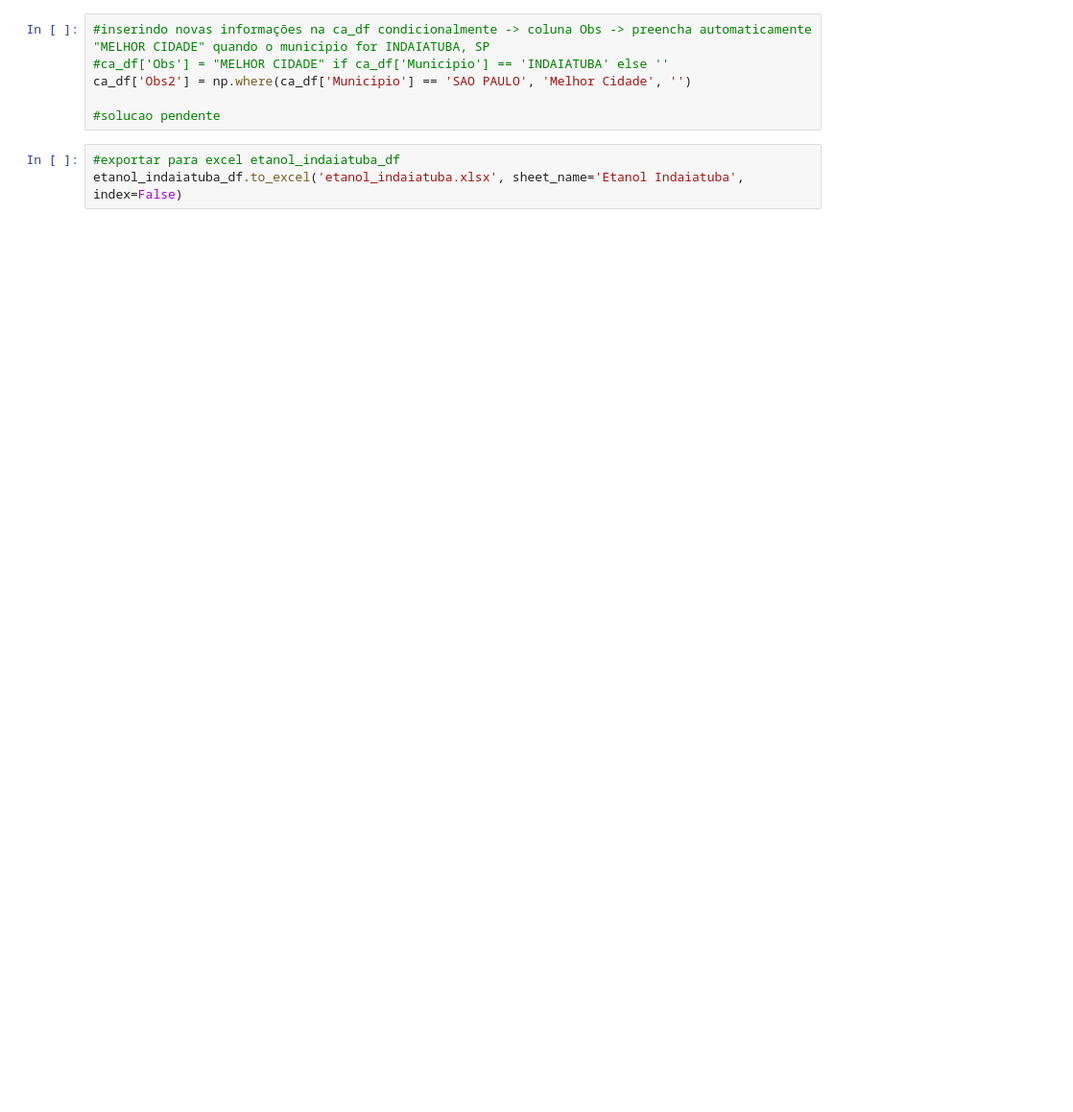
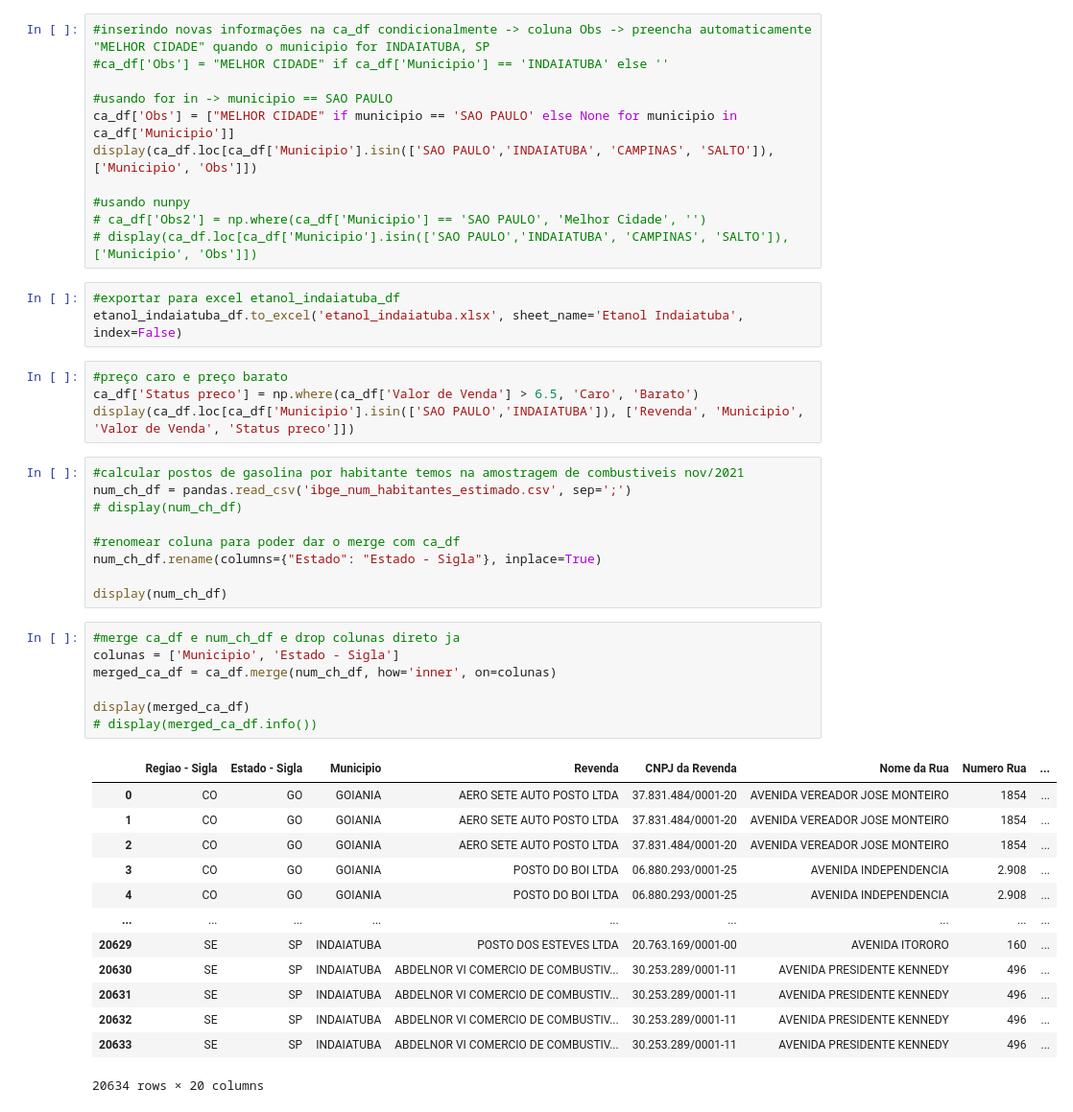
Before and after one commit to Da-ntas/PandasPythonAula1, a Jupyter notebook: panda.ipynb, the cells around one changed output. Shown at 96% size. Saved outputs shown, nothing was run; the diff lists cells and outputs as text; blank space fills up the shorter version.

```diff
--- a/panda.ipynb
+++ b/panda.ipynb
@@ -79,9 +93,48 @@ print(ca_df.info()) #depois de adicionar a coluna
 # %%
 #inserindo novas informações na ca_df condicionalmente -> coluna Obs -> preencha automaticamente "MELHOR CIDADE" quando o municipio for INDAIATUBA, SP
 #ca_df['Obs'] = "MELHOR CIDADE" if ca_df['Municipio'] == 'INDAIATUBA' else ''
-ca_df['Obs2'] = np.where(ca_df['Municipio'] == 'SAO PAULO', 'Melhor Cidade', '')
 
-#solucao pendente
+#usando for in -> municipio == SAO PAULO
+ca_df['Obs'] = ["MELHOR CIDADE" if municipio == 'SAO PAULO' else None for municipio in ca_df['Municipio']]
+display(ca_df.loc[ca_df['Municipio'].isin(['SAO PAULO','INDAIATUBA', 'CAMPINAS', 'SALTO']), ['Municipio', 'Obs']])
+
+#usando nunpy
+# ca_df['Obs2'] = np.where(ca_df['Municipio'] == 'SAO PAULO', 'Melhor Cidade', '')
+# display(ca_df.loc[ca_df['Municipio'].isin(['SAO PAULO','INDAIATUBA', 'CAMPINAS', 'SALTO']), ['Municipio', 'Obs']])
 # %%
 #exportar para excel etanol_indaiatuba_df
 etanol_indaiatuba_df.to_excel('etanol_indaiatuba.xlsx', sheet_name='Etanol Indaiatuba', index=False)
+# %%
+#preço caro e preço barato
+ca_df['Status preco'] = np.where(ca_df['Valor de Venda'] > 6.5, 'Caro', 'Barato')
+display(ca_df.loc[ca_df['Municipio'].isin(['SAO PAULO','INDAIATUBA']), ['Revenda', 'Municipio', 'Valor de Venda', 'Status preco']])
+# %%
+#calcular postos de gasolina por habitante temos na amostragem de combustiveis nov/2021
+num_ch_df = pandas.read_csv('ibge_num_habitantes_estimado.csv', sep=';')
+# display(num_ch_df)
+
+#renomear coluna para poder dar o merge com ca_df
+num_ch_df.rename(columns={"Estado": "Estado - Sigla"}, inplace=True)
+
+display(num_ch_df)
+# %%
+#merge ca_df e num_ch_df e drop colunas direto ja
+colunas = ['Municipio', 'Estado - Sigla']
+merged_ca_df = ca_df.merge(num_ch_df, how='inner', on=colunas)
+
+display(merged_ca_df)
+# display(merged_ca_df.info())
+# %% [output]
+|  | Regiao - Sigla | Estado - Sigla | Municipio | Revenda | CNPJ da Revenda | Nome da Rua | Numero Rua | ... |
+| 0 | CO | GO | GOIANIA | AERO SETE AUTO POSTO LTDA | 37.831.484/0001-20 | AVENIDA VEREADOR JOSE MONTEIRO | 1854 | ... |
+| 1 | CO | GO | GOIANIA | AERO SETE AUTO POSTO LTDA | 37.831.484/0001-20 | AVENIDA VEREADOR JOSE MONTEIRO | 1854 | ... |
+| 2 | CO | GO | GOIANIA | AERO SETE AUTO POSTO LTDA | 37.831.484/0001-20 | AVENIDA VEREADOR JOSE MONTEIRO | 1854 | ... |
+| 3 | CO | GO | GOIANIA | POSTO DO BOI LTDA | 06.880.293/0001-25 | AVENIDA INDEPENDENCIA | 2.908 | ... |
+| 4 | CO | GO | GOIANIA | POSTO DO BOI LTDA | 06.880.293/0001-25 | AVENIDA INDEPENDENCIA | 2.908 | ... |
+| ... | ... | ... | ... | ... | ... | ... | ... | ... |
+| 20629 | SE | SP | INDAIATUBA | POSTO DOS ESTEVES LTDA | 20.763.169/0001-00 | AVENIDA ITORORO | 160 | ... |
+| 20630 | SE | SP | INDAIATUBA | ABDELNOR VI COMERCIO DE COMBUSTIV... | 30.253.289/0001-11 | AVENIDA PRESIDENTE KENNEDY | 496 | ... |
+| 20631 | SE | SP | INDAIATUBA | ABDELNOR VI COMERCIO DE COMBUSTIV... | 30.253.289/0001-11 | AVENIDA PRESIDENTE KENNEDY | 496 | ... |
+| 20632 | SE | SP | INDAIATUBA | ABDELNOR VI COMERCIO DE COMBUSTIV... | 30.253.289/0001-11 | AVENIDA PRESIDENTE KENNEDY | 496 | ... |
+| 20633 | SE | SP | INDAIATUBA | ABDELNOR VI COMERCIO DE COMBUSTIV... | 30.253.289/0001-11 | AVENIDA PRESIDENTE KENNEDY | 496 | ... |
+20634 rows × 20 columns
```
Also changed, not shown: parts of 4 cells of this notebook.
